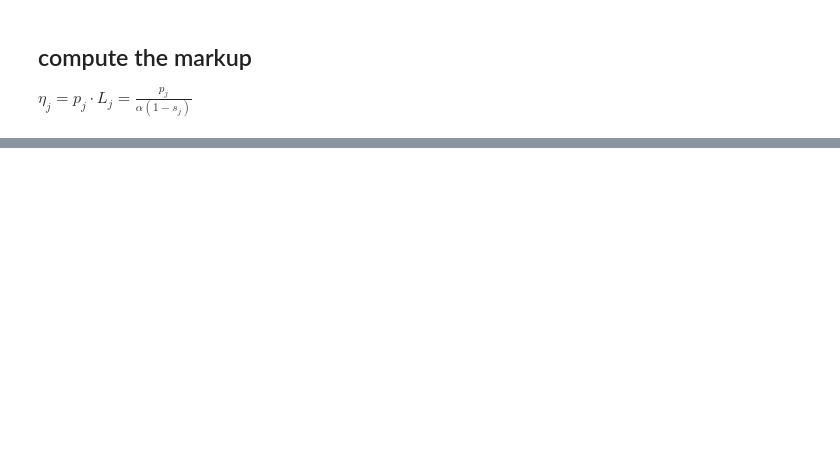
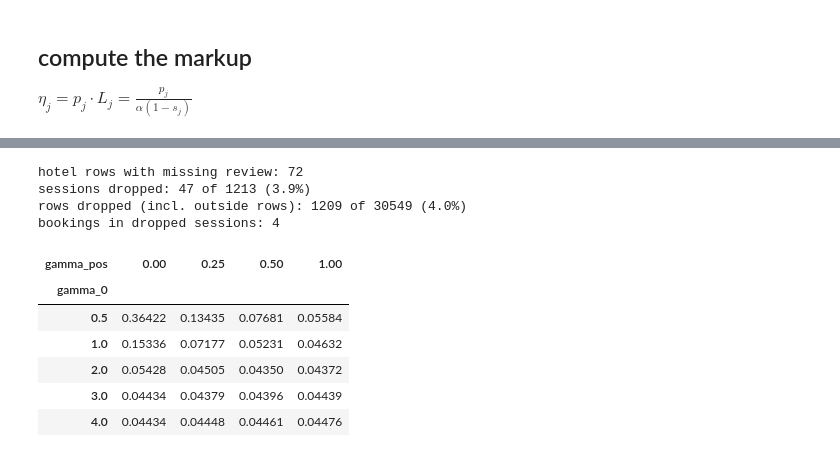
Before and after one commit to SofusGM/aio_2026, a Jupyter notebook: project_two/getting_started.ipynb, the cells around one changed output, grey strips where cells are left out. Cells and saved outputs as stored; diff of their text form; code cells hidden in the pictures; blank space fills up the shorter version.

```diff
--- a/project_two/getting_started.ipynb
+++ b/project_two/getting_started.ipynb
@@ -731,0 +810,20 @@ hotels[['price_usd', 'markup', 'lerner', 'mc']].agg(['mean', 'median']).round(2)
+# %%
+### Random
+# filter on random_bool = 1, i.e. the random ranking subsample
+df_rand = df[df['random_bool'] == 1]
+
+# drop the sessions where any hotel has a missing review, and note what is dropped
+miss_review = df_rand['review'].isna().groupby(level='i').transform('any')
+n_sess, n_rows = df_rand.index.get_level_values('i').nunique(), len(df_rand)
+drop_sess = df_rand[miss_review].index.get_level_values('i').unique()
+print(f'hotel rows with missing review: {df_rand["review"].isna().sum()}')
+print(f'sessions dropped: {len(drop_sess)} of {n_sess} ({len(drop_sess)/n_sess:.1%})')
+print(f'rows dropped (incl. outside rows): {miss_review.sum()} of {n_rows} ({miss_review.sum()/n_rows:.1%})')
+print(f'bookings in dropped sessions: {df_rand.loc[miss_review & (df_rand.index.get_level_values("j") > 0), "booking_bool"].sum()}')
+df_rand = df_rand[~miss_review]
+I_chosen_rand = df_rand['booking_bool'] == 1
+# %% [output]
+hotel rows with missing review: 72
+sessions dropped: 47 of 1213 (3.9%)
+rows dropped (incl. outside rows): 1209 of 30549 (4.0%)
+bookings in dropped sessions: 4
@@ -731,0 +851,39 @@ hotels[['price_usd', 'markup', 'lerner', 'mc']].agg(['mean', 'median']).round(2)
+# %%
+R = 50 # start small (e.g. R = 2) to check that it runs
+rng = np.random.default_rng(7)
+eps_draws = [pd.Series(rng.gumbel(size=len(X_ext)), X_ext.index) for r in range(R)] # one draw per (i, j), outside rows included
+
+
+def simulated_searches(delta, mu, eps, seed):
+    """a_ij^(r): one simulated search dummy for every session and inside option."""
+    d_, searched_ = simulate_search(delta, mu, eps, seed=seed)
+    I_inside_ = searched_.index.get_level_values('j') > 0 # the outside option is always "searched"
+    searched_ = searched_[I_inside_]
+    return searched_
+
+g0_grid = [0.5, 1.0, 2.0, 3.0, 4.0]
+gp_grid = [0.0, 0.25, 0.5, 1.0]
+
+def grid_search(X_, theta_, a_data_, eps_draws_):
+    """Q(gamma | theta_), eq. (3) in PS9, at every point on the grid, with one simulated data set per element of eps_draws_."""
+    rows = []
+    for g0, gp in tqdm(list(product(g0_grid, gp_grid)), desc=f'grid, R = {len(eps_draws_)}'):
+        gamma = gamma_from(g0, gp)
+        beta = theta_ + gamma
+        a_sim = [simulated_searches(X_ @ beta, X_ @ gamma, eps, seed=3 + r) for r, eps in enumerate(eps_draws_)]
+        a_sim = pd.concat(a_sim, axis=1).astype(float) # step 2: one column per replication r
+        a_bar = a_sim.mean(axis=1)
+        Q = ((a_data_ - a_bar) ** 2).mean()
+        rows.append({'gamma_0': g0, 'gamma_pos': gp, 'Q': Q})
+    return pd.DataFrame(rows)
+# %%
+tab_grid = grid_search(X_ext, theta_hat, a_data, eps_draws)
+tab_grid.pivot(index='gamma_0', columns='gamma_pos', values='Q').round(5)
+# %% [output]
+| gamma_pos | 0.00 | 0.25 | 0.50 | 1.00 |
+| gamma_0 |  |  |  |  |
+| 0.5 | 0.36422 | 0.13435 | 0.07681 | 0.05584 |
+| 1.0 | 0.15336 | 0.07177 | 0.05231 | 0.04632 |
+| 2.0 | 0.05428 | 0.04505 | 0.04350 | 0.04372 |
+| 3.0 | 0.04434 | 0.04379 | 0.04396 | 0.04439 |
+| 4.0 | 0.04434 | 0.04448 | 0.04461 | 0.04476 |
```
Also changed, not shown: parts of 18 cells of this notebook, 5 other files.
